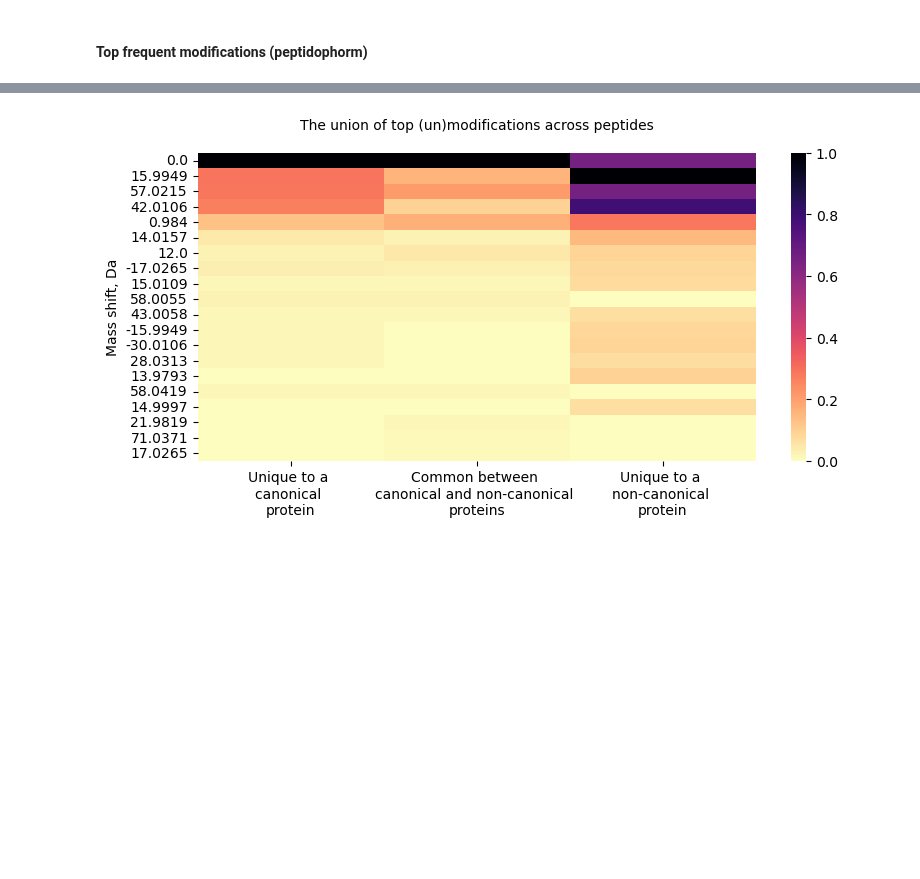
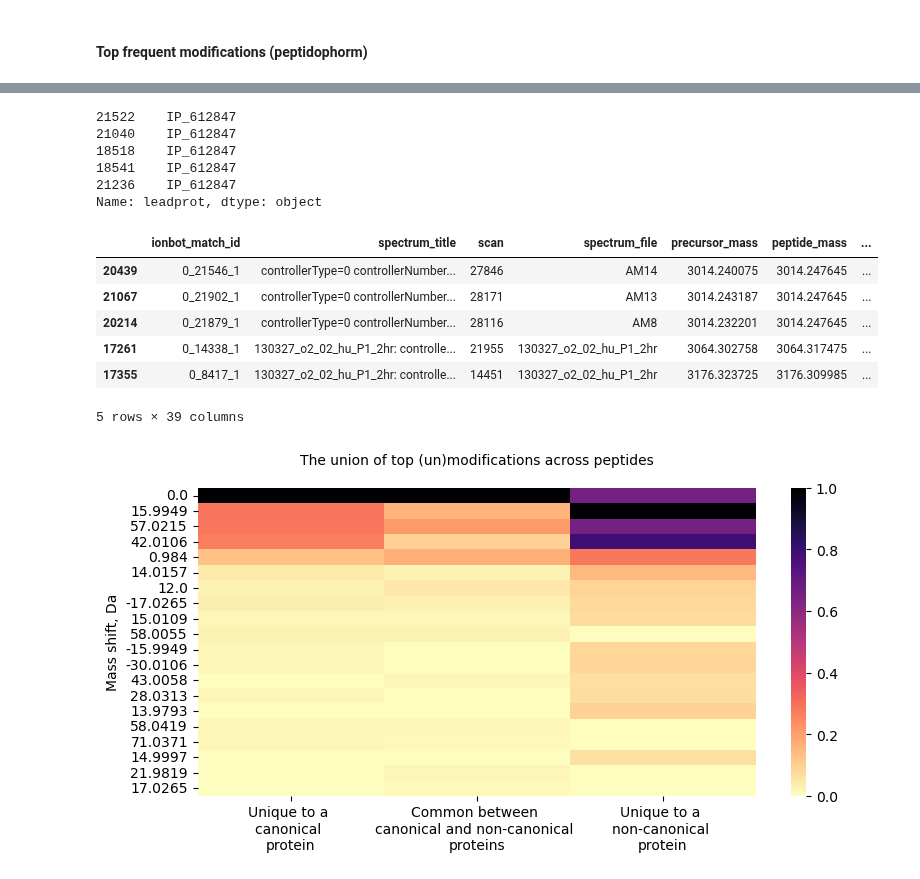
Before and after one commit to CompOmics/oui-discovery, a Jupyter notebook: oui-discovery-vv/explore-1-ionbot-open-2-stats.ipynb, the cells around one changed output, grey strips where cells are left out. Saved outputs shown, nothing was run; the diff lists cells and outputs as text; code cells hidden in the pictures; blank space fills up the shorter version.

```diff
--- a/oui-discovery-vv/explore-1-ionbot-open-2-stats.ipynb
+++ b/oui-discovery-vv/explore-1-ionbot-open-2-stats.ipynb
@@ -1078,0 +1309,21 @@ from functools import reduce
+# %%
+a = pepphorm_filt_op[(pepphorm_filt_op['glycosylation'])&(pepphorm_filt_op.database_peptide=='SVGGITTITVNQSLLSPLNLEVDPNIQAVR')]#['proteins'].iloc[0]
+#[['modifications','modifications_masses']]
+a[a.masses.astype(str)=='[794.2692]'].leadprot
+# %% [output]
+21522    IP_612847
+21040    IP_612847
+18518    IP_612847
+18541    IP_612847
+21236    IP_612847
+Name: leadprot, dtype: object
+# %%
+pepphorm_filt_op[(pepphorm_filt_op['glycosylation'])&(pepphorm_filt_op.database_peptide=='EDSMDMAMSPLRPQNYLFGCELK')]#.modifications.iloc[0]#[['modifications','modifications_masses']]#.iloc[0].modifications#['proteins'].iloc[0]
+# %% [output]
+|  | ionbot_match_id | spectrum_title | scan | spectrum_file | precursor_mass | peptide_mass | ... |
+| 20439 | 0_21546_1 | controllerType=0 controllerNumber... | 27846 | AM14 | 3014.240075 | 3014.247645 | ... |
+| 21067 | 0_21902_1 | controllerType=0 controllerNumber... | 28171 | AM13 | 3014.243187 | 3014.247645 | ... |
+| 20214 | 0_21879_1 | controllerType=0 controllerNumber... | 28116 | AM8 | 3014.232201 | 3014.247645 | ... |
+| 17261 | 0_14338_1 | 130327_o2_02_hu_P1_2hr: controlle... | 21955 | 130327_o2_02_hu_P1_2hr | 3064.302758 | 3064.317475 | ... |
+| 17355 | 0_8417_1 | 130327_o2_02_hu_P1_2hr: controlle... | 14451 | 130327_o2_02_hu_P1_2hr | 3176.323725 | 3176.309985 | ... |
+5 rows × 39 columns
```
Also changed, not shown: parts of 18 cells of this notebook, 30 other files.
